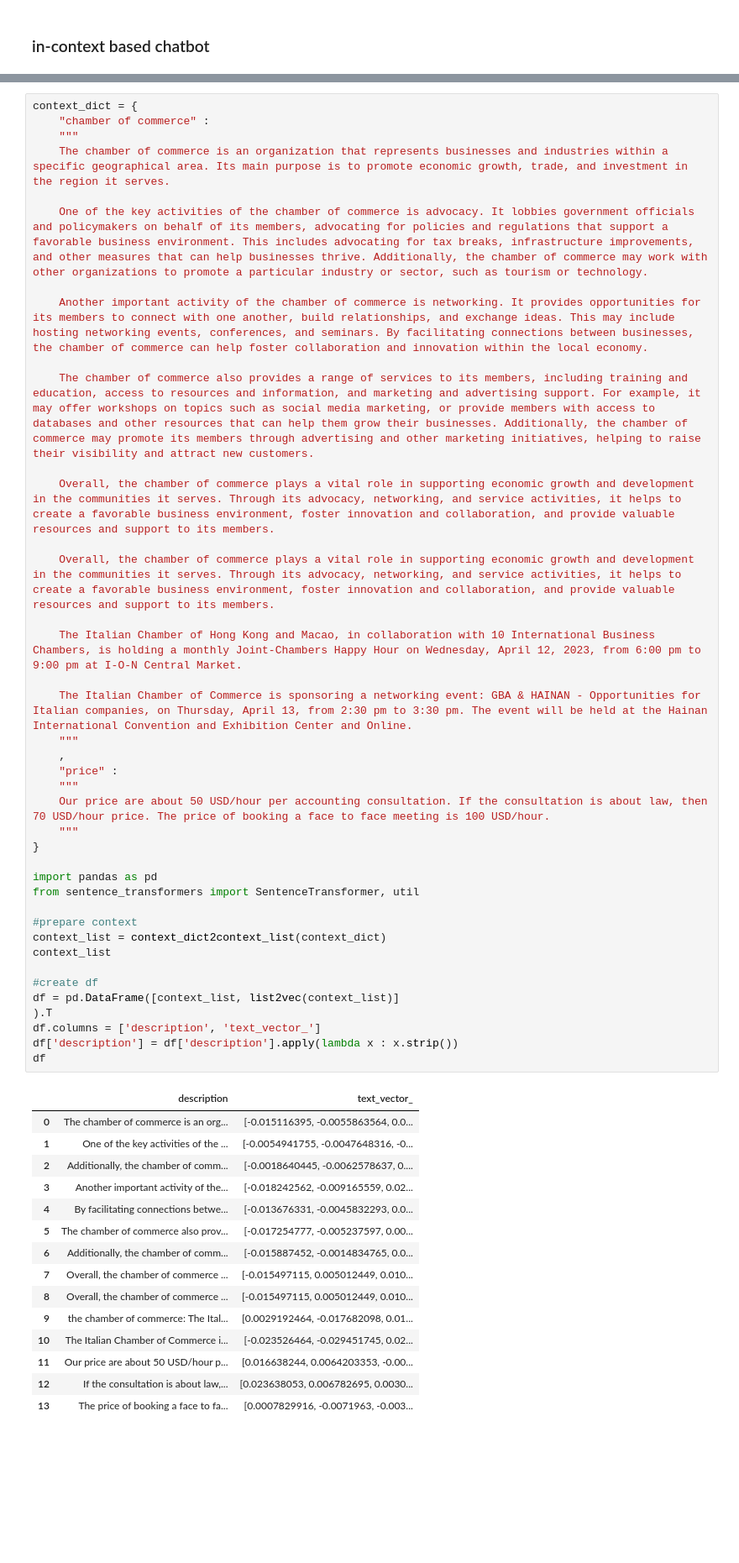
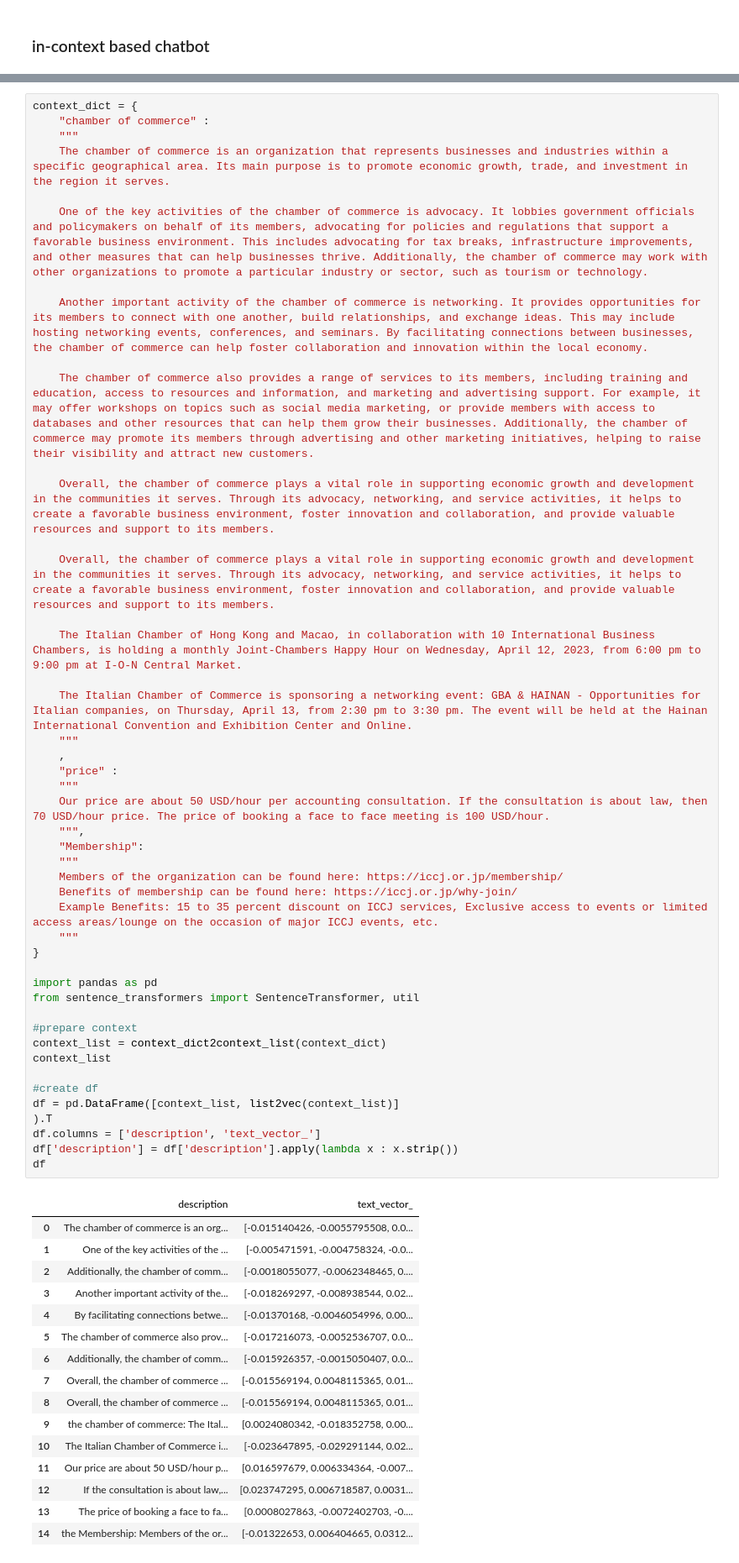
Before and after one commit to yunseokj1372/Chatbot_Chamber, a Jupyter notebook: chatbot.ipynb, the cells around one changed output, grey strips where cells are left out. Shown: that part at 84% size. Drawn from its saved outputs; the diff is of its cells as text; blank space fills up the shorter version.

```diff
--- a/chatbot.ipynb
+++ b/chatbot.ipynb
@@ -201,42 +201,49 @@ context_dict = {
 
     The Italian Chamber of Commerce is sponsoring a networking event: GBA & HAINAN - Opportunities for Italian companies, on Thursday, April 13, from 2:30 pm to 3:30 pm. The event will be held at the Hainan International Convention and Exhibition Center and Online.
     """
     ,
     "price" :
     """
     Our price are about 50 USD/hour per accounting consultation. If the consultation is about law, then 70 USD/hour price. The price of booking a face to face meeting is 100 USD/hour.
+    """,
+    "Membership":
+    """
+    Members of the organization can be found here: https://iccj.or.jp/membership/
+    Benefits of membership can be found here: https://iccj.or.jp/why-join/
+    Example Benefits: 15 to 35 percent discount on ICCJ services, Exclusive access to events or limited access areas/lounge on the occasion of major ICCJ events, etc.
     """
 }
 
 import pandas as pd
 from sentence_transformers import SentenceTransformer, util
 
 #prepare context
 context_list = context_dict2context_list(context_dict)
 context_list
 
 #create df
 df = pd.DataFrame([context_list, list2vec(context_list)]
 ).T
 df.columns = ['description', 'text_vector_']
 df['description'] = df['description'].apply(lambda x : x.strip())
 df
 # %% [output]
 |  | description | text_vector_ |
-| 0 | The chamber of commerce is an org... | [-0.015116395, -0.0055863564, 0.0... |
-| 1 | One of the key activities of the ... | [-0.0054941755, -0.0047648316, -0... |
-| 2 | Additionally, the chamber of comm... | [-0.0018640445, -0.0062578637, 0.... |
-| 3 | Another important activity of the... | [-0.018242562, -0.009165559, 0.02... |
-| 4 | By facilitating connections betwe... | [-0.013676331, -0.0045832293, 0.0... |
-| 5 | The chamber of commerce also prov... | [-0.017254777, -0.005237597, 0.00... |
-| 6 | Additionally, the chamber of comm... | [-0.015887452, -0.0014834765, 0.0... |
-| 7 | Overall, the chamber of commerce ... | [-0.015497115, 0.005012449, 0.010... |
-| 8 | Overall, the chamber of commerce ... | [-0.015497115, 0.005012449, 0.010... |
-| 9 | the chamber of commerce: The Ital... | [0.0029192464, -0.017682098, 0.01... |
-| 10 | The Italian Chamber of Commerce i... | [-0.023526464, -0.029451745, 0.02... |
-| 11 | Our price are about 50 USD/hour p... | [0.016638244, 0.0064203353, -0.00... |
-| 12 | If the consultation is about law,... | [0.023638053, 0.006782695, 0.0030... |
-| 13 | The price of booking a face to fa... | [0.0007829916, -0.0071963, -0.003... |
+| 0 | The chamber of commerce is an org... | [-0.015140426, -0.0055795508, 0.0... |
+| 1 | One of the key activities of the ... | [-0.005471591, -0.004758324, -0.0... |
+| 2 | Additionally, the chamber of comm... | [-0.0018055077, -0.0062348465, 0.... |
+| 3 | Another important activity of the... | [-0.018269297, -0.008938544, 0.02... |
+| 4 | By facilitating connections betwe... | [-0.01370168, -0.0046054996, 0.00... |
+| 5 | The chamber of commerce also prov... | [-0.017216073, -0.0052536707, 0.0... |
+| 6 | Additionally, the chamber of comm... | [-0.015926357, -0.0015050407, 0.0... |
+| 7 | Overall, the chamber of commerce ... | [-0.015569194, 0.0048115365, 0.01... |
+| 8 | Overall, the chamber of commerce ... | [-0.015569194, 0.0048115365, 0.01... |
+| 9 | the chamber of commerce: The Ital... | [0.0024080342, -0.018352758, 0.00... |
+| 10 | The Italian Chamber of Commerce i... | [-0.023647895, -0.029291144, 0.02... |
+| 11 | Our price are about 50 USD/hour p... | [0.016597679, 0.006334364, -0.007... |
+| 12 | If the consultation is about law,... | [0.023747295, 0.006718587, 0.0031... |
+| 13 | The price of booking a face to fa... | [0.0008027863, -0.0072402703, -0.... |
+| 14 | the Membership: Members of the or... | [-0.01322653, 0.006404665, 0.0312... |
 # %%
 qa_list = {
     'for how many years have you been operating?' : '20',
```
Also changed, not shown: parts of 2 cells of this notebook.
